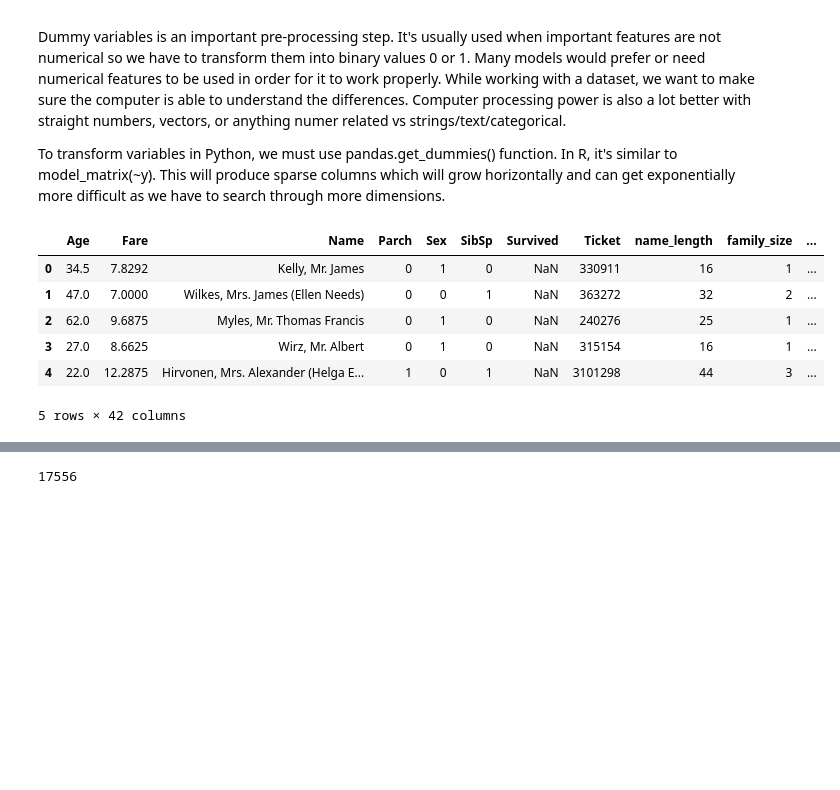
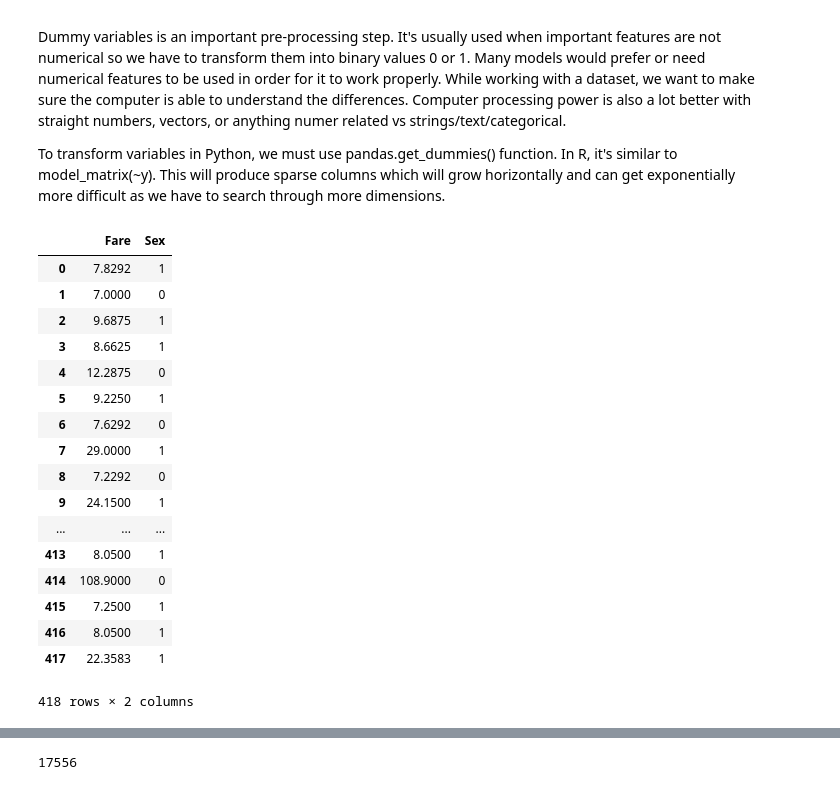
Before and after one commit to davidtnly/Python, a Jupyter notebook: MachineLearning/07-titanic-dev.ipynb, the cells around one changed output, grey strips where cells are left out. Cells and saved outputs as stored; diff of their text form; code cells hidden in the pictures; blank space fills up the shorter version.

```diff
--- a/MachineLearning/07-titanic-dev.ipynb
+++ b/MachineLearning/07-titanic-dev.ipynb
@@ -2405,18 +2572,29 @@ To transform variables in Python, we must use pandas.get_dummies() function. In
 # %%
 # Use pd.get_dummies() function on all categorical features
 mtrain = pd.get_dummies(train,
                         columns=['title','Pclass', 'Cabin', 'Embarked', 'lengthGroup', 'family_group', 'fare_group'],
                         drop_first=False)
 
 mtest = pd.get_dummies(test,
                        columns=['title','Pclass', 'Cabin', 'Embarked', 'lengthGroup', 'family_group', 'fare_group'],
                        drop_first=False)
-mtest.head()
+mtest.loc[:,['Fare', 'Sex']]
 # %% [output]
-|  | Age | Fare | Name | Parch | Sex | SibSp | Survived | Ticket | name_length | family_size | ... |
-| 0 | 34.5 | 7.8292 | Kelly, Mr. James | 0 | 1 | 0 | NaN | 330911 | 16 | 1 | ... |
-| 1 | 47.0 | 7.0000 | Wilkes, Mrs. James (Ellen Needs) | 0 | 0 | 1 | NaN | 363272 | 32 | 2 | ... |
-| 2 | 62.0 | 9.6875 | Myles, Mr. Thomas Francis | 0 | 1 | 0 | NaN | 240276 | 25 | 1 | ... |
-| 3 | 27.0 | 8.6625 | Wirz, Mr. Albert | 0 | 1 | 0 | NaN | 315154 | 16 | 1 | ... |
-| 4 | 22.0 | 12.2875 | Hirvonen, Mrs. Alexander (Helga E... | 1 | 0 | 1 | NaN | 3101298 | 44 | 3 | ... |
+|  | Fare | Sex |
+| 0 | 7.8292 | 1 |
+| 1 | 7.0000 | 0 |
+| 2 | 9.6875 | 1 |
+| 3 | 8.6625 | 1 |
+| 4 | 12.2875 | 0 |
+| 5 | 9.2250 | 1 |
+| 6 | 7.6292 | 0 |
+| 7 | 29.0000 | 1 |
+| 8 | 7.2292 | 0 |
+| 9 | 24.1500 | 1 |
+| ... | ... | ... |
+| 413 | 8.0500 | 1 |
+| 414 | 108.9000 | 0 |
+| 415 | 7.2500 | 1 |
+| 416 | 8.0500 | 1 |
+| 417 | 22.3583 | 1 |
-5 rows × 42 columns
+418 rows × 2 columns
```
Also changed, not shown: parts of 91 cells of this notebook.
